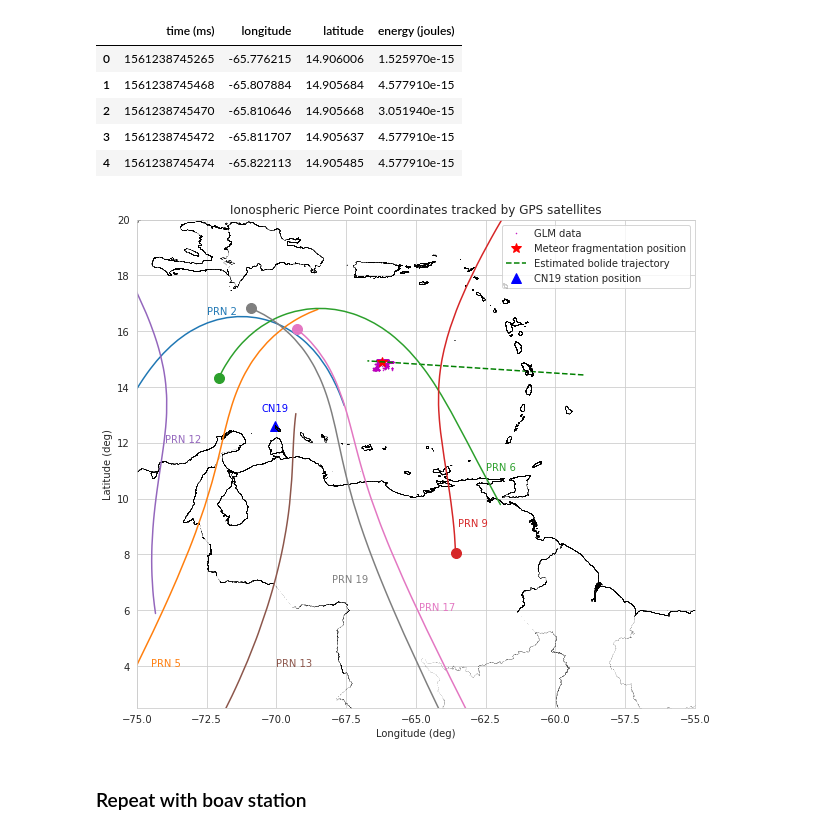
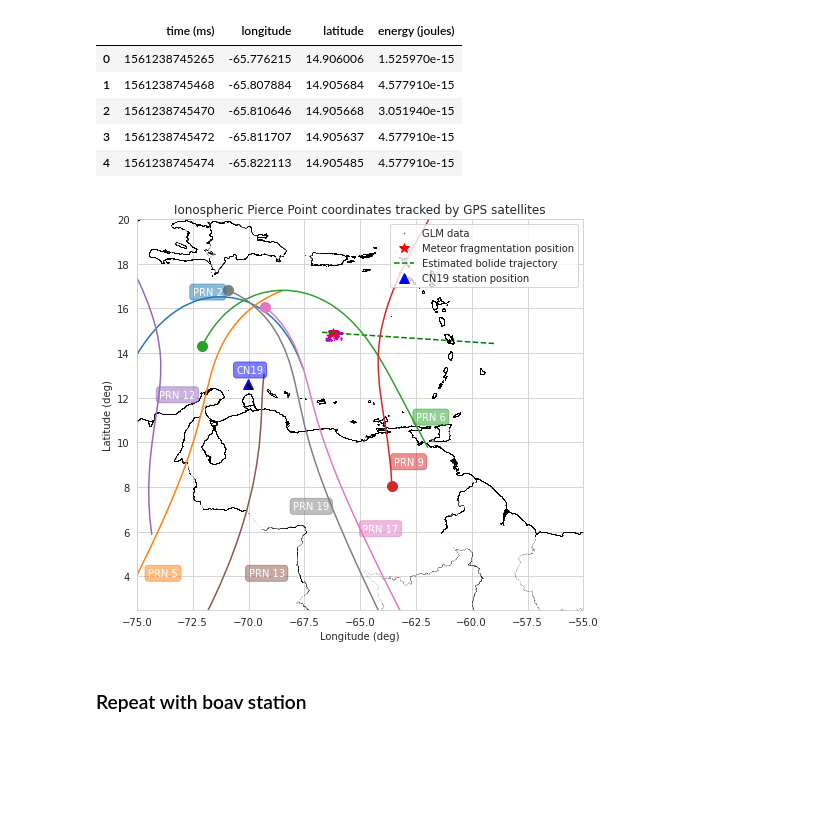
Before and after one commit to Lxndrs/Posdoc, a Jupyter notebook: skyfield_test.ipynb, the cells around one changed output. Drawn from its saved outputs; the diff is of its cells as text; code cells hidden in the pictures; blank space fills up the shorter version.

```diff
--- a/skyfield_test.ipynb
+++ b/skyfield_test.ipynb
@@ -137,38 +137,39 @@ GLM_data.head(5)
 # %%
 f = plt.figure()
 ax = f.add_subplot(111, aspect="equal")
 caribe = glob.glob("./Map/*.shp")
 k=0
 ax.plot(Lon, Lat, "m.", ms=1, label = "GLM data")
 ax.plot(x_lon, y_lat, "r*", ms=10, label = "Meteor fragmentation position")
 ax.plot(xm, ym, "g--", label="Estimated bolide trajectory")
 ax.plot(s_lon, s_lat, "b^", ms=10, label="CN19 station position")
-ax.text(s_lon-0.5, s_lat+0.5, "CN19", color="blue")
+ax.text(s_lon-0.5, s_lat+0.5, "CN19", color="w", bbox=dict(boxstyle="round", color="blue", alpha=0.5))
 for car in caribe:
     sf = shp.Reader(car)
     for shape in sf.shapeRecords():
         x = [i[0] for i in shape.shape.points[:]]
         y = [i[1] for i in shape.shape.points[:]]
         ax.plot(x, y, "k.", ms=0.025)
 for j,p in enumerate(prn_list):
     prn_mask = cmn_data["PRN"] == p
+    props = dict(boxstyle="round", color=colors[k], alpha=0.5)
     ax.plot(s_lons[prn_mask & time_window], s_lats[prn_mask &time_window])
     ax.plot(s_lons[prn_mask & time_window][0], s_lats[prn_mask &time_window][0], "o", c=colors[k], ms=10)
-    ax.text(prn_text_coords_x[j], prn_text_coords_y[j], "PRN {}".format(p), c=colors[k])
+    ax.text(prn_text_coords_x[j], prn_text_coords_y[j], "PRN {}".format(p), c="w", bbox =props)
     k+=1
 #ax.scatter(terminator_longitudes, terminator_latitudes)
 #ax.scatter(sun_subpoint.longitude.degrees, sun_subpoint.latitude.degrees)
 ax.fill_between(terminator_longitudes, -70, terminator_latitudes, color="blue", alpha=0.5)
 ax.set_xlim(-75, -55)
 ax.set_ylim(2.5, 20)
 ax.legend(loc="upper right")
 ax.set_xlabel("Longitude (deg)")
 ax.set_ylabel("Latitude (deg)")
 ax.set_title("Ionospheric Pierce Point coordinates tracked by GPS satellites")
-f.set_size_inches(10, 10)
-f.savefig("./paper/figures/cn19_satellites_positions_terminator_21-25-48.pdf")
+f.set_size_inches(8, 8)
+f.savefig("./paper/figures/cn19_satellites_positions_terminator_21-25-48.png")
 # %% [output]
-[figure, old version]
+[figure, new version]
 # %% [markdown]
 ### Repeat with boav station
 # %%
```
Also changed, not shown: parts of 7 cells of this notebook, 21 other files.
